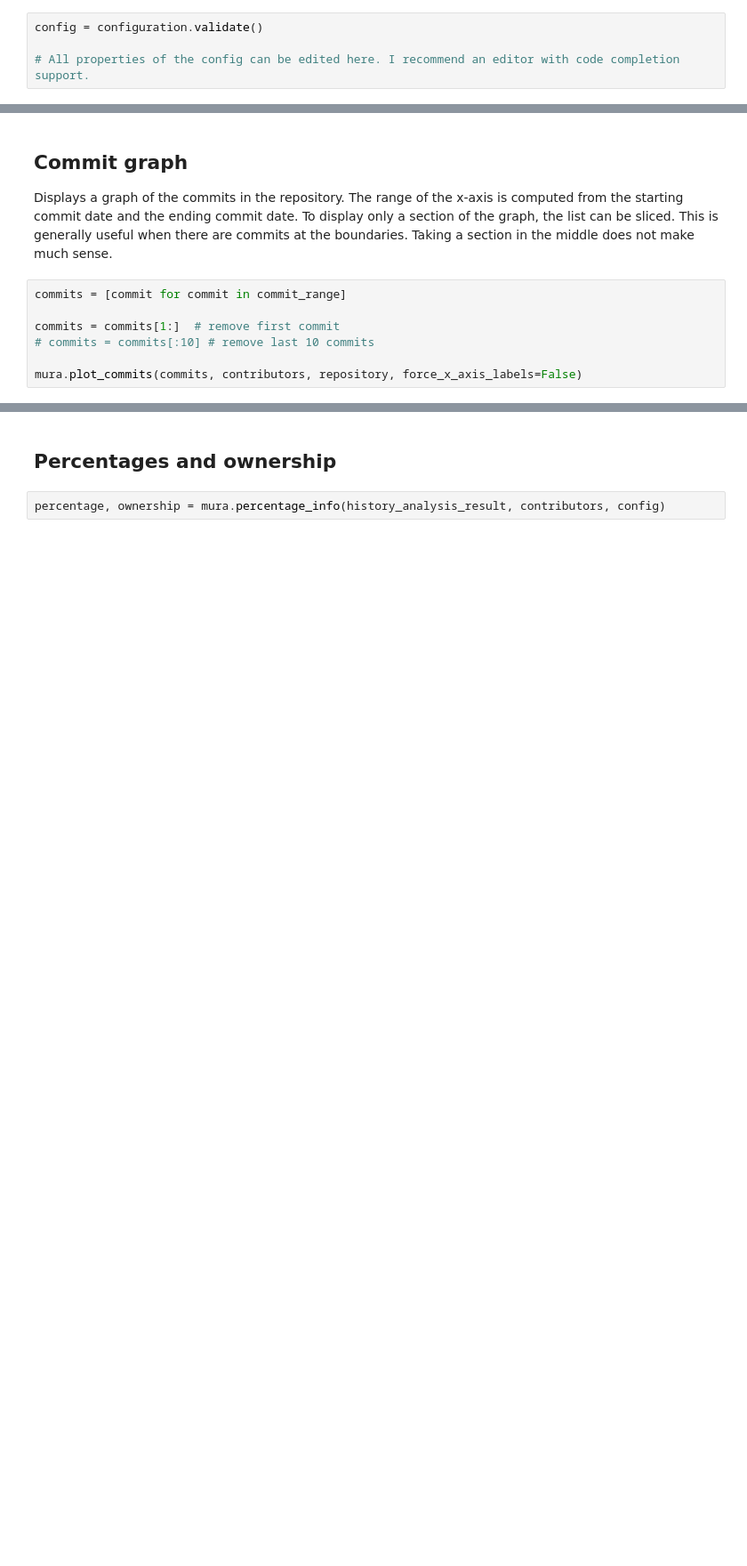
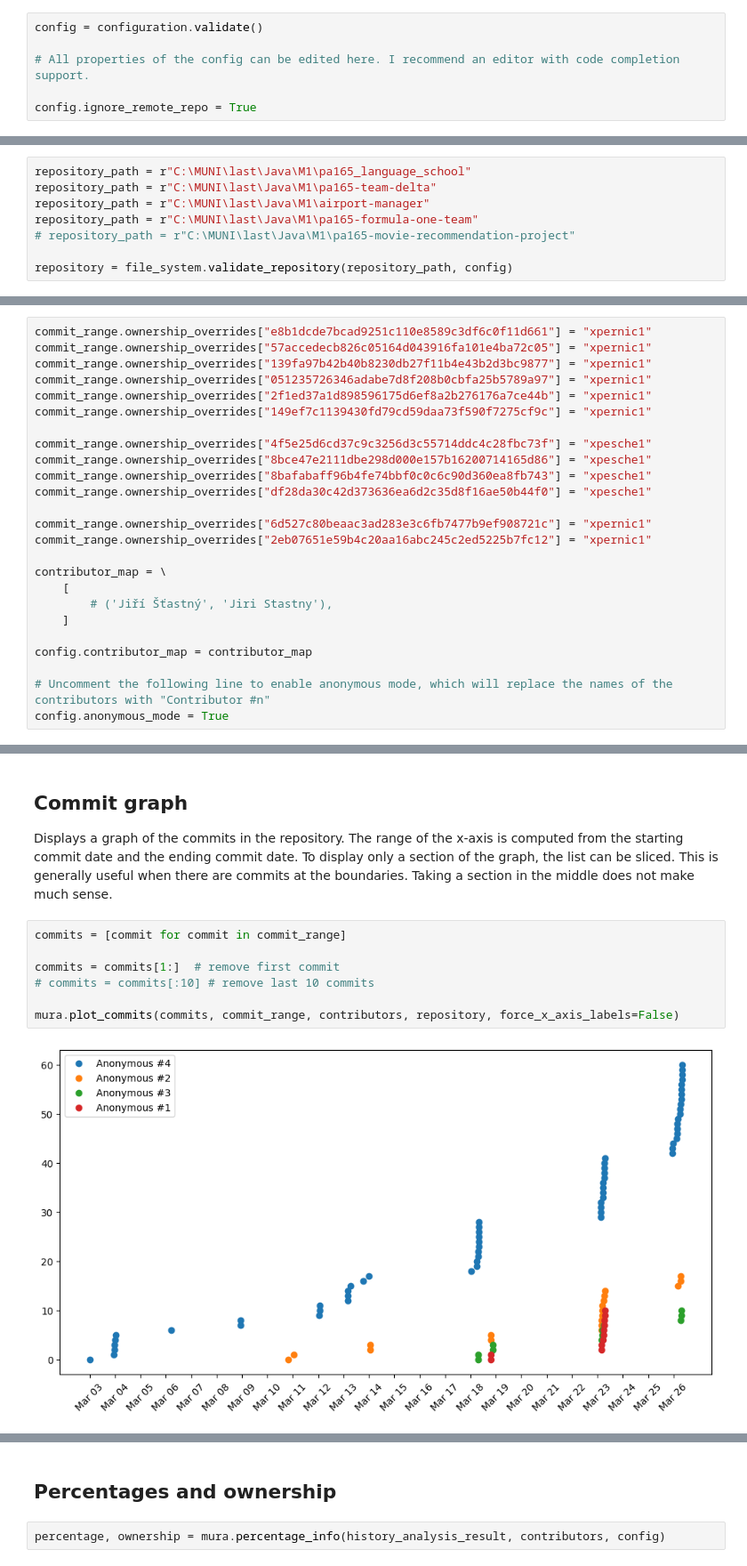
Before and after one commit to Michal-MK/Mura-Contribution-analysis, a Jupyter notebook: main.ipynb, the cells around one changed output, grey strips where cells are left out. Shown at 89% size. Drawn from its saved outputs; the diff is of its cells as text; blank space fills up the shorter version.

```diff
--- a/main.ipynb
+++ b/main.ipynb
@@ -57,3 +57,5 @@ Once the configuration is set, run the code block below to load the configuratio
 config = configuration.validate()
 
 # All properties of the config can be edited here. I recommend an editor with code completion support.
+
+config.ignore_remote_repo = True
@@ -84,0 +100,8 @@ repository = file_system.validate_repository(repository_path, config)
+# %%
+repository_path = r"C:\MUNI\last\Java\M1\pa165_language_school"
+repository_path = r"C:\MUNI\last\Java\M1\pa165-team-delta"
+repository_path = r"C:\MUNI\last\Java\M1\airport-manager"
+repository_path = r"C:\MUNI\last\Java\M1\pa165-formula-one-team"
+# repository_path = r"C:\MUNI\last\Java\M1\pa165-movie-recommendation-project"
+
+repository = file_system.validate_repository(repository_path, config)
@@ -95,3 +129,28 @@ commit_range = CommitRange(start, end, verbose=True)
+# %%
+commit_range.ownership_overrides["e8b1dcde7bcad9251c110e8589c3df6c0f11d661"] = "xpernic1"
+commit_range.ownership_overrides["57accedecb826c05164d043916fa101e4ba72c05"] = "xpernic1"
+commit_range.ownership_overrides["139fa97b42b40b8230db27f11b4e43b2d3bc9877"] = "xpernic1"
+commit_range.ownership_overrides["051235726346adabe7d8f208b0cbfa25b5789a97"] = "xpernic1"
+commit_range.ownership_overrides["2f1ed37a1d898596175d6ef8a2b276176a7ce44b"] = "xpernic1"
+commit_range.ownership_overrides["149ef7c1139430fd79cd59daa73f590f7275cf9c"] = "xpernic1"
+
+commit_range.ownership_overrides["4f5e25d6cd37c9c3256d3c55714ddc4c28fbc73f"] = "xpesche1"
+commit_range.ownership_overrides["8bce47e2111dbe298d000e157b16200714165d86"] = "xpesche1"
+commit_range.ownership_overrides["8bafabaff96b4fe74bbf0c0c6c90d360ea8fb743"] = "xpesche1"
+commit_range.ownership_overrides["df28da30c42d373636ea6d2c35d8f16ae50b44f0"] = "xpesche1"
+
+commit_range.ownership_overrides["6d527c80beaac3ad283e3c6fb7477b9ef908721c"] = "xpernic1"
+commit_range.ownership_overrides["2eb07651e59b4c20aa16abc245c2ed5225b7fc12"] = "xpernic1"
+
+contributor_map = \
+    [
+        # ('Jiří Šťastný', 'Jiri Stastny'),
+    ]
+
+config.contributor_map = contributor_map
+
+# Uncomment the following line to enable anonymous mode, which will replace the names of the contributors with "Contributor #n"
+config.anonymous_mode = True
 # %% [markdown]
 # Analysis
 
@@ -127,10 +233,12 @@ To display only a section of the graph, the list can be sliced. This is generall
 # %%
 commits = [commit for commit in commit_range]
 
 commits = commits[1:]  # remove first commit
 # commits = commits[:10] # remove last 10 commits
 
-mura.plot_commits(commits, contributors, repository, force_x_axis_labels=False)
+mura.plot_commits(commits, commit_range, contributors, repository, force_x_axis_labels=False)
+# %% [output]
+[figure, added]
 # %% [markdown]
 ## File statistics
 
```
Also changed, not shown: parts of 23 cells of this notebook, 12 other files.
